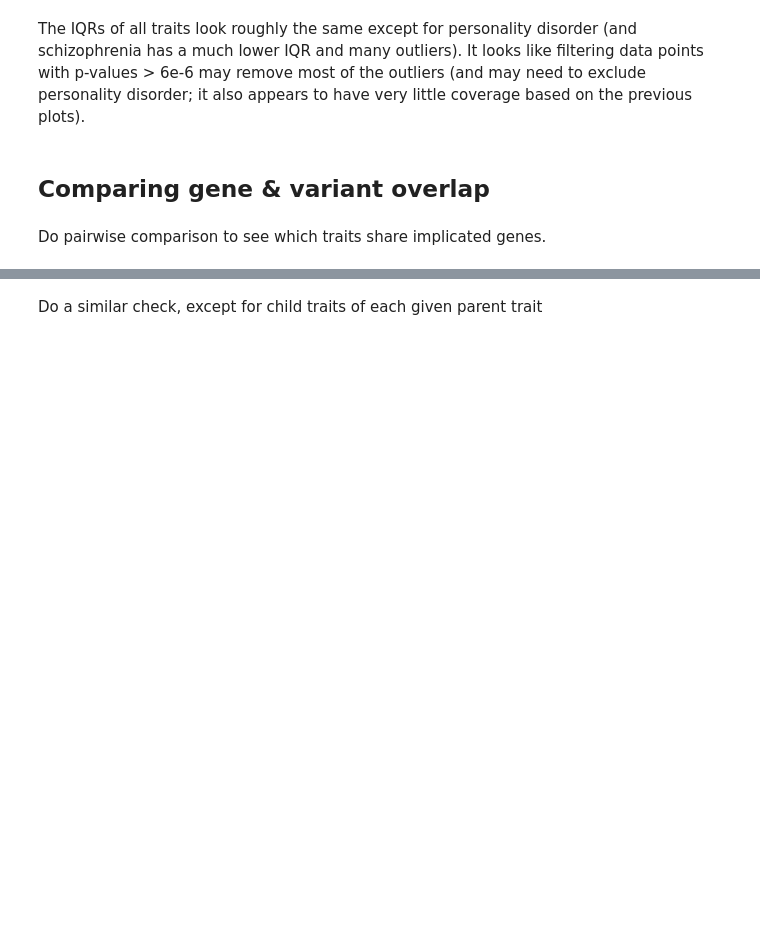
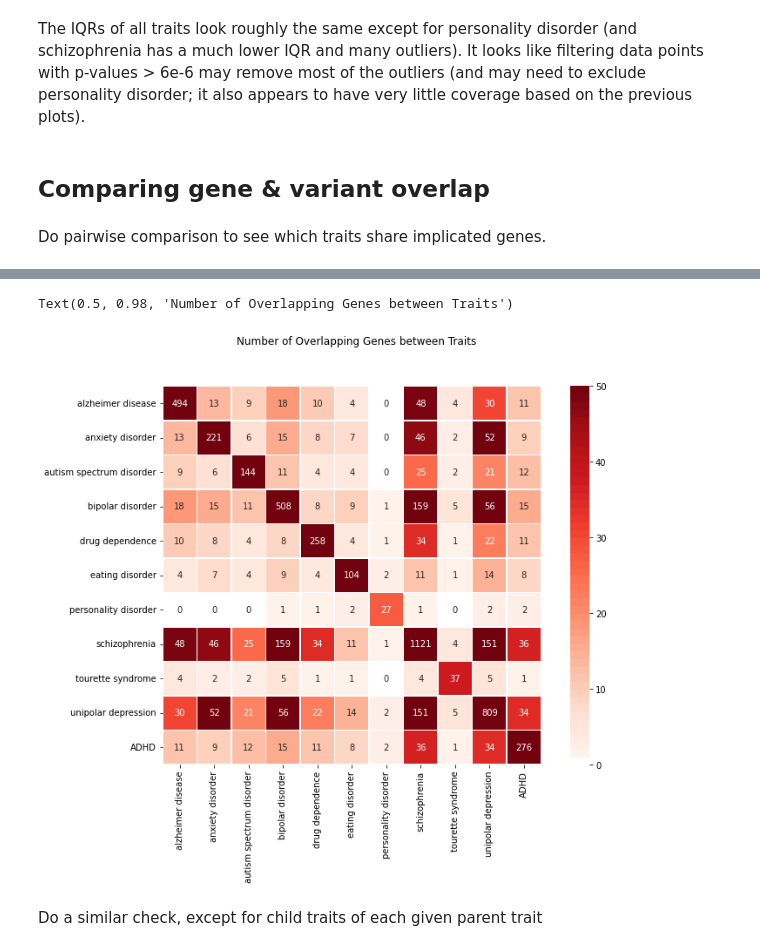
Before and after one commit to jstimes/MentalMap, a Jupyter notebook: notebooks/GWAS_post_cleaning_analysis.ipynb, the cells around one changed output, grey strips where cells are left out. Drawn from its saved outputs; the diff is of its cells as text; code cells hidden in the pictures; blank space fills up the shorter version.

```diff
--- a/notebooks/GWAS_post_cleaning_analysis.ipynb
+++ b/notebooks/GWAS_post_cleaning_analysis.ipynb
@@ -102,3 +171,26 @@ for trait_a in all_traits:
+# %%
+# Custom color map where 0 is white to emphasize no gene overlap, and
+# darkest color is at 50, so that traits with more data don't skew the chart
+# too much.
+cmap_reds = plt.get_cmap('Reds')
+num_colors = 50
+colors = ['white'] + [cmap_reds(i / num_colors) for i in range(1, num_colors)]
+cmap = LinearSegmentedColormap.from_list('', colors, num_colors)
+
+fig, ax = plt.subplots(figsize=(12, 8))
+sns.heatmap(overlap_df,
+            cmap=cmap,
+            vmin=0,
+            vmax=num_colors,
+            annot=True,
+            fmt="d",
+            linewidths=0.5,
+            square=True,
+            ax=ax)
+fig.suptitle('Number of Overlapping Genes between Traits')
+# %% [output]
+Text(0.5, 0.98, 'Number of Overlapping Genes between Traits')
+[figure, added]
 # %% [markdown]
 Do a similar check, except for child traits of each given parent trait
 # %%
```
Also changed, not shown: parts of 41 cells of this notebook, 3 other files.
